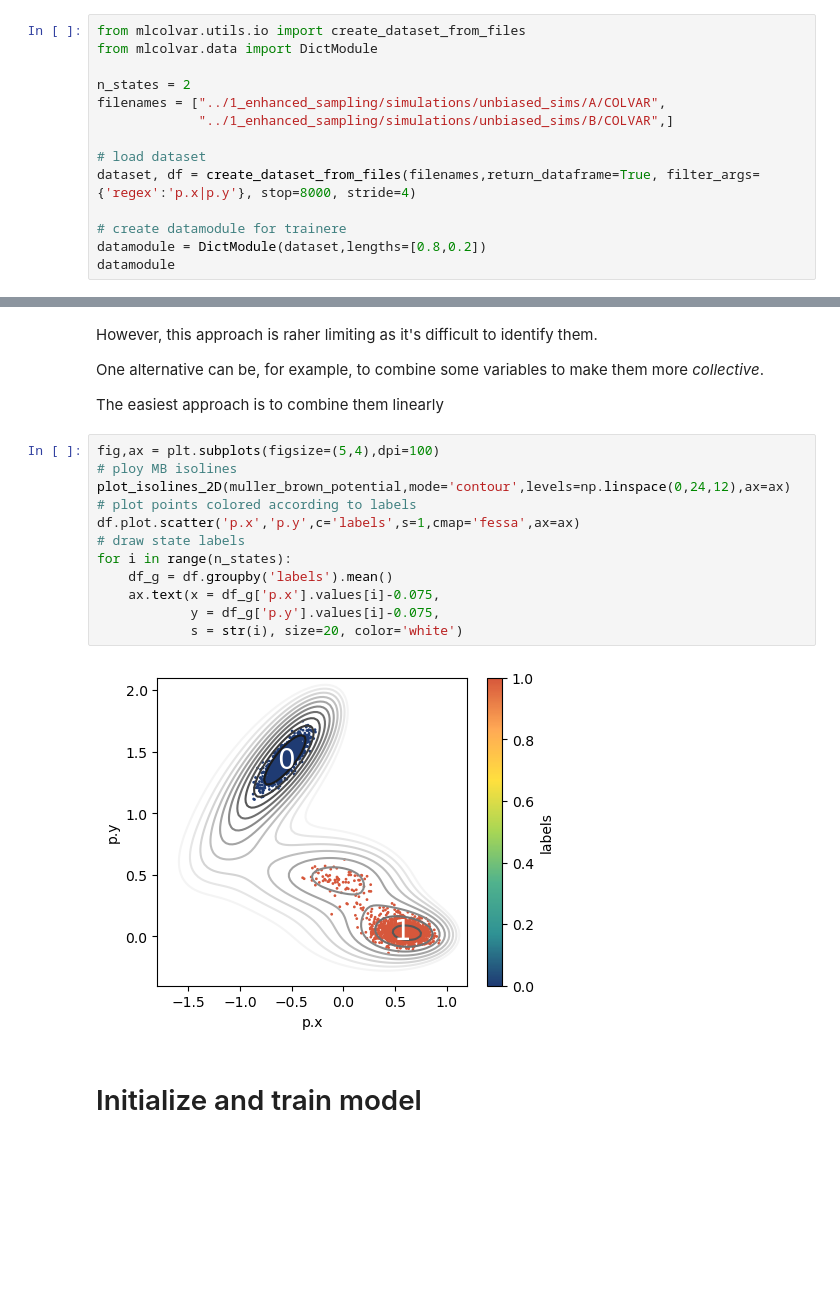
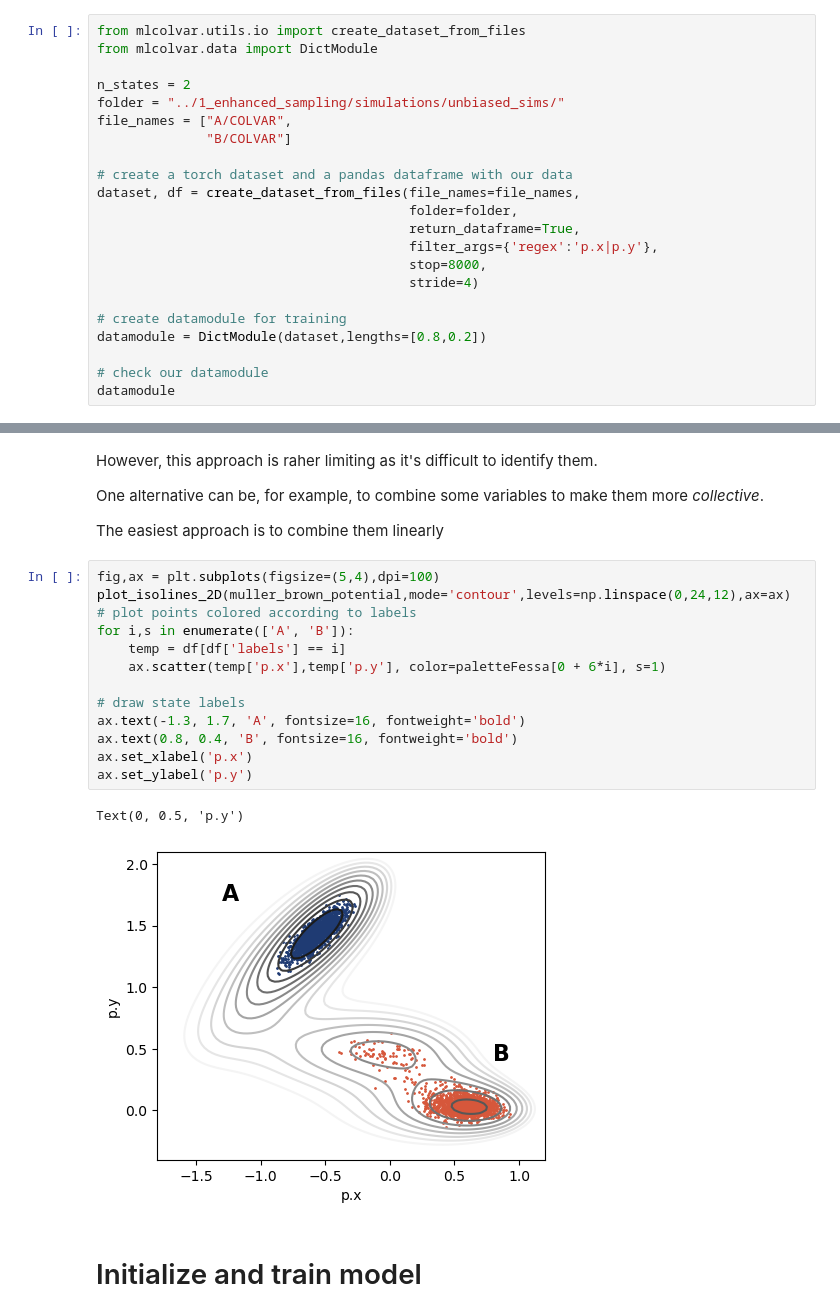
Before and after one commit to CSIprinceton/workshop-june-2024, a Jupyter notebook: hands-on-sessions/day-3-COMMITTOR/2_collective_variables/collective_variables.ipynb, the cells around one changed output, grey strips where cells are left out. Cells and saved outputs as stored; diff of their text form; blank space fills up the shorter version.

```diff
--- a/hands-on-sessions/day-3-COMMITTOR/2_collective_variables/collective_variables.ipynb
+++ b/hands-on-sessions/day-3-COMMITTOR/2_collective_variables/collective_variables.ipynb
@@ -32,14 +37,22 @@ from mlcolvar.utils.io import create_dataset_from_files
 from mlcolvar.data import DictModule
 
 n_states = 2
-filenames = ["../1_enhanced_sampling/simulations/unbiased_sims/A/COLVAR",
-             "../1_enhanced_sampling/simulations/unbiased_sims/B/COLVAR",]
+folder = "../1_enhanced_sampling/simulations/unbiased_sims/"
+file_names = ["A/COLVAR",
+              "B/COLVAR"]
 
-# load dataset
-dataset, df = create_dataset_from_files(filenames,return_dataframe=True, filter_args={'regex':'p.x|p.y'}, stop=8000, stride=4)
+# create a torch dataset and a pandas dataframe with our data
+dataset, df = create_dataset_from_files(file_names=file_names,
+                                        folder=folder,
+                                        return_dataframe=True,
+                                        filter_args={'regex':'p.x|p.y'},
+                                        stop=8000,
+                                        stride=4)
 
-# create datamodule for trainere
+# create datamodule for training
 datamodule = DictModule(dataset,lengths=[0.8,0.2])
+
+# check our datamodule
 datamodule
 # %% [output]
 Class 0 dataframe shape:  (2000, 17)
@@ -58,18 +71,20 @@ One alternative can be, for example, to combine some variables to make them more
  The easiest approach is to combine them linearly
 # %%
 fig,ax = plt.subplots(figsize=(5,4),dpi=100)
-# ploy MB isolines
 plot_isolines_2D(muller_brown_potential,mode='contour',levels=np.linspace(0,24,12),ax=ax)
 # plot points colored according to labels
-df.plot.scatter('p.x','p.y',c='labels',s=1,cmap='fessa',ax=ax)
+for i,s in enumerate(['A', 'B']):
+    temp = df[df['labels'] == i]
+    ax.scatter(temp['p.x'],temp['p.y'], color=paletteFessa[0 + 6*i], s=1)
+
 # draw state labels
-for i in range(n_states):
-    df_g = df.groupby('labels').mean()
-    ax.text(x = df_g['p.x'].values[i]-0.075,
-            y = df_g['p.y'].values[i]-0.075,
-            s = str(i), size=20, color='white')
+ax.text(-1.3, 1.7, 'A', fontsize=16, fontweight='bold')
+ax.text(0.8, 0.4, 'B', fontsize=16, fontweight='bold')
+ax.set_xlabel('p.x')
+ax.set_ylabel('p.y')
 # %% [output]
+Text(0, 0.5, 'p.y')
-[figure, old version]
+[figure, new version]
 # %% [markdown]
 # Initialize and train model
 # %% [markdown]
```
Also changed, not shown: parts of 7 cells of this notebook, 6 other files.
